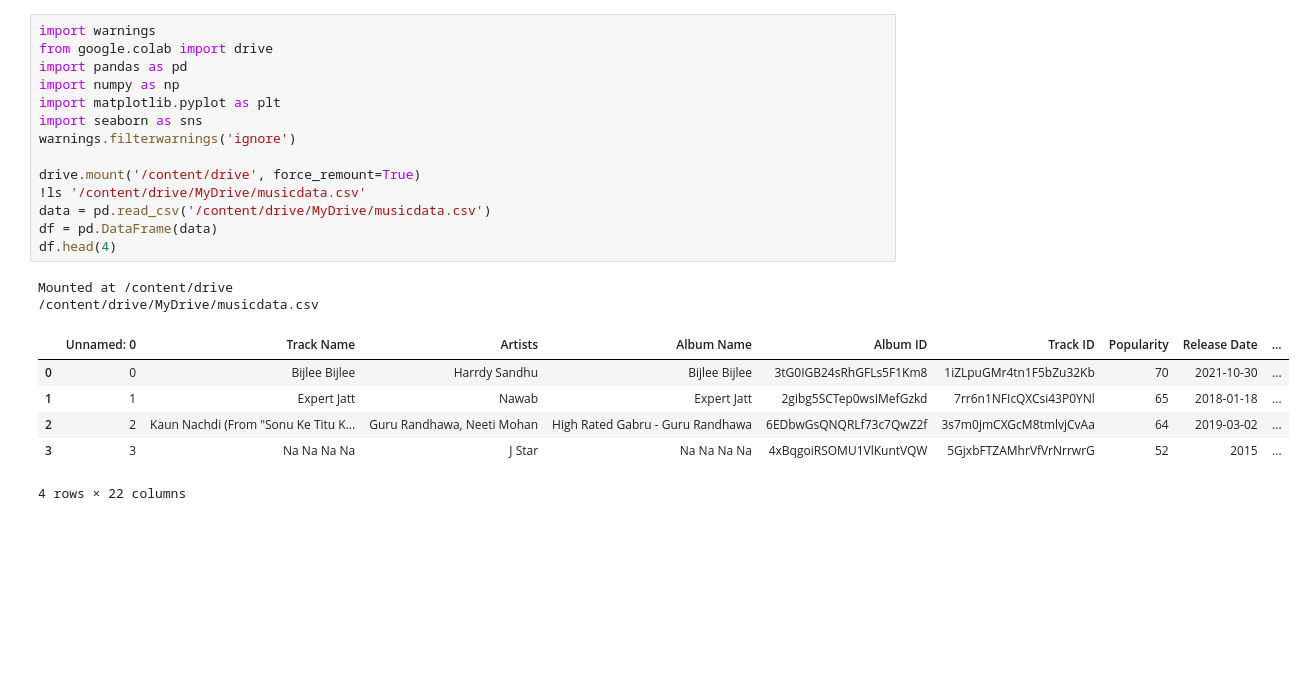
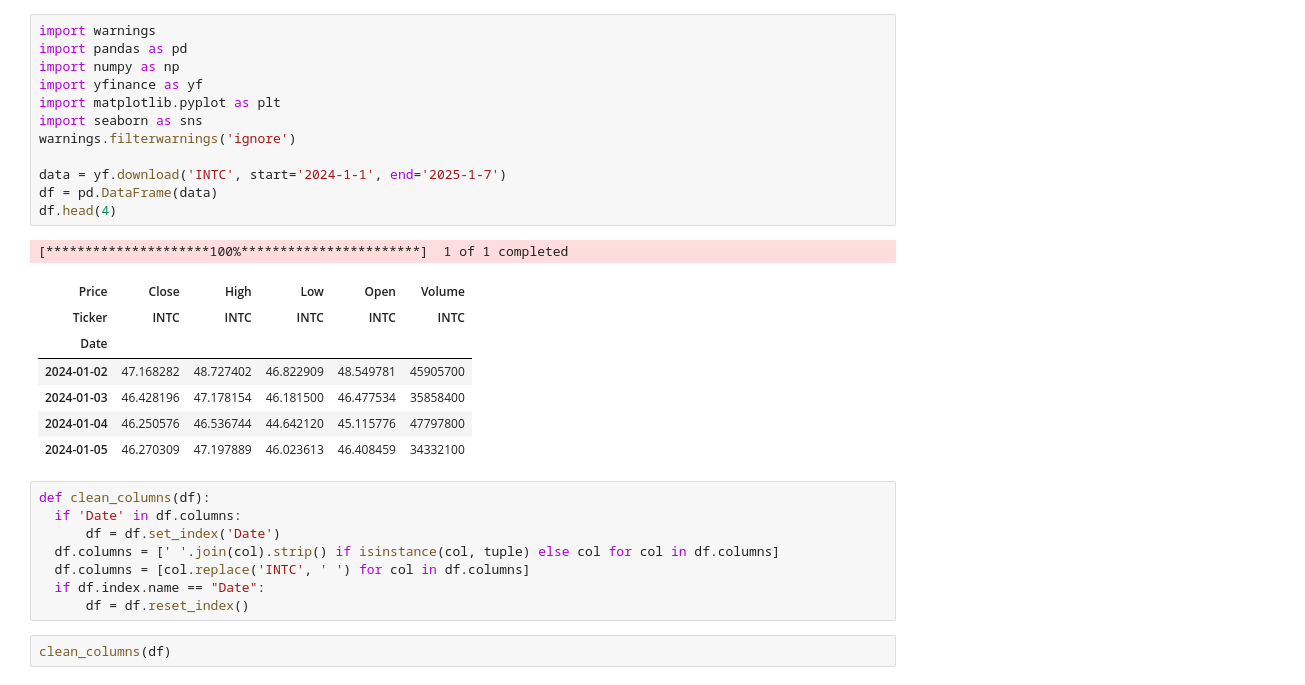
Before and after one commit to MhammadRezaValiYari/StockMarket-Statistical-Analaysis, a Jupyter notebook: music_data_statistical_analysis_.ipynb, the cells around one changed output. Saved outputs shown, nothing was run; the diff lists cells and outputs as text; blank space fills up the shorter version.

```diff
--- a/music_data_statistical_analysis_.ipynb
+++ b/music_data_statistical_analysis_.ipynb
@@ -3,23 +3,31 @@
 # %%
 import warnings
-from google.colab import drive
 import pandas as pd
 import numpy as np
+import yfinance as yf
 import matplotlib.pyplot as plt
 import seaborn as sns
 warnings.filterwarnings('ignore')
 
-drive.mount('/content/drive', force_remount=True)
-!ls '/content/drive/MyDrive/musicdata.csv'
-data = pd.read_csv('/content/drive/MyDrive/musicdata.csv')
+data = yf.download('INTC', start='2024-1-1', end='2025-1-7')
 df = pd.DataFrame(data)
 df.head(4)
 # %% [output]
-Mounted at /content/drive
-/content/drive/MyDrive/musicdata.csv
+[*********************100%***********************]  1 of 1 completed
-|  | Unnamed: 0 | Track Name | Artists | Album Name | Album ID | Track ID | Popularity | Release Date | ... |
-| 0 | 0 | Bijlee Bijlee | Harrdy Sandhu | Bijlee Bijlee | 3tG0IGB24sRhGFLs5F1Km8 | 1iZLpuGMr4tn1F5bZu32Kb | 70 | 2021-10-30 | ... |
-| 1 | 1 | Expert Jatt | Nawab | Expert Jatt | 2gibg5SCTep0wsIMefGzkd | 7rr6n1NFIcQXCsi43P0YNl | 65 | 2018-01-18 | ... |
-| 2 | 2 | Kaun Nachdi (From "Sonu Ke Titu K... | Guru Randhawa, Neeti Mohan | High Rated Gabru - Guru Randhawa | 6EDbwGsQNQRLf73c7QwZ2f | 3s7m0jmCXGcM8tmlvjCvAa | 64 | 2019-03-02 | ... |
-| 3 | 3 | Na Na Na Na | J Star | Na Na Na Na | 4xBqgoiRSOMU1VlKuntVQW | 5GjxbFTZAMhrVfVrNrrwrG | 52 | 2015 | ... |
+| Price | Close | High | Low | Open | Volume |
+| Ticker | INTC | INTC | INTC | INTC | INTC |
+| Date |  |  |  |  |  |
+| 2024-01-02 | 47.168282 | 48.727402 | 46.822909 | 48.549781 | 45905700 |
+| 2024-01-03 | 46.428196 | 47.178154 | 46.181500 | 46.477534 | 35858400 |
+| 2024-01-04 | 46.250576 | 46.536744 | 44.642120 | 45.115776 | 47797800 |
+| 2024-01-05 | 46.270309 | 47.197889 | 46.023613 | 46.408459 | 34332100 |
-4 rows × 22 columns
+# %%
+def clean_columns(df):
+  if 'Date' in df.columns:
+      df = df.set_index('Date')
+  df.columns = [' '.join(col).strip() if isinstance(col, tuple) else col for col in df.columns]
+  df.columns = [col.replace('INTC', ' ') for col in df.columns]
+  if df.index.name == "Date":
+      df = df.reset_index()
+# %%
+clean_columns(df)
```
Also changed, not shown: parts of 21 cells of this notebook.
